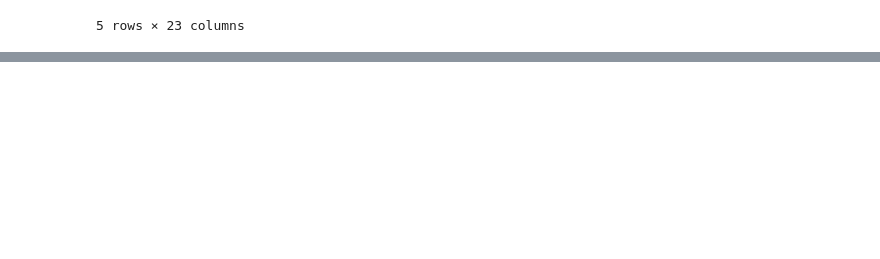
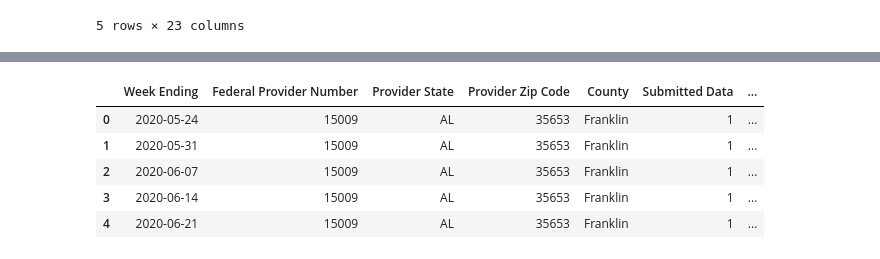
Before and after one commit to heiditam/covid19_nursing_home, a Jupyter notebook: data_exploration.ipynb, the cells around one changed output, grey strips where cells are left out. Cells and saved outputs as stored; diff of their text form; code cells hidden in the pictures; blank space fills up the shorter version.

```diff
--- a/data_exploration.ipynb
+++ b/data_exploration.ipynb
@@ -93,0 +113,13 @@ without_identifiers.head()
+# %%
+one_hot_mapping = {'Y': 1, 'N': 0}
+without_identifiers['Submitted Data'] = without_identifiers['Submitted Data'].map(one_hot_mapping)
+without_identifiers['Passed Quality Assurance Check'] = without_identifiers['Passed Quality Assurance Check'].map(one_hot_mapping)
+without_identifiers['Week Ending'] = pd.to_datetime(without_identifiers['Week Ending'])
+without_identifiers.head()
+# %% [output]
+|  | Week Ending | Federal Provider Number | Provider State | Provider Zip Code | County | Submitted Data | ... |
+| 0 | 2020-05-24 | 15009 | AL | 35653 | Franklin | 1 | ... |
+| 1 | 2020-05-31 | 15009 | AL | 35653 | Franklin | 1 | ... |
+| 2 | 2020-06-07 | 15009 | AL | 35653 | Franklin | 1 | ... |
+| 3 | 2020-06-14 | 15009 | AL | 35653 | Franklin | 1 | ... |
+| 4 | 2020-06-21 | 15009 | AL | 35653 | Franklin | 1 | ... |
```
Also changed, not shown: parts of 13 cells of this notebook.
